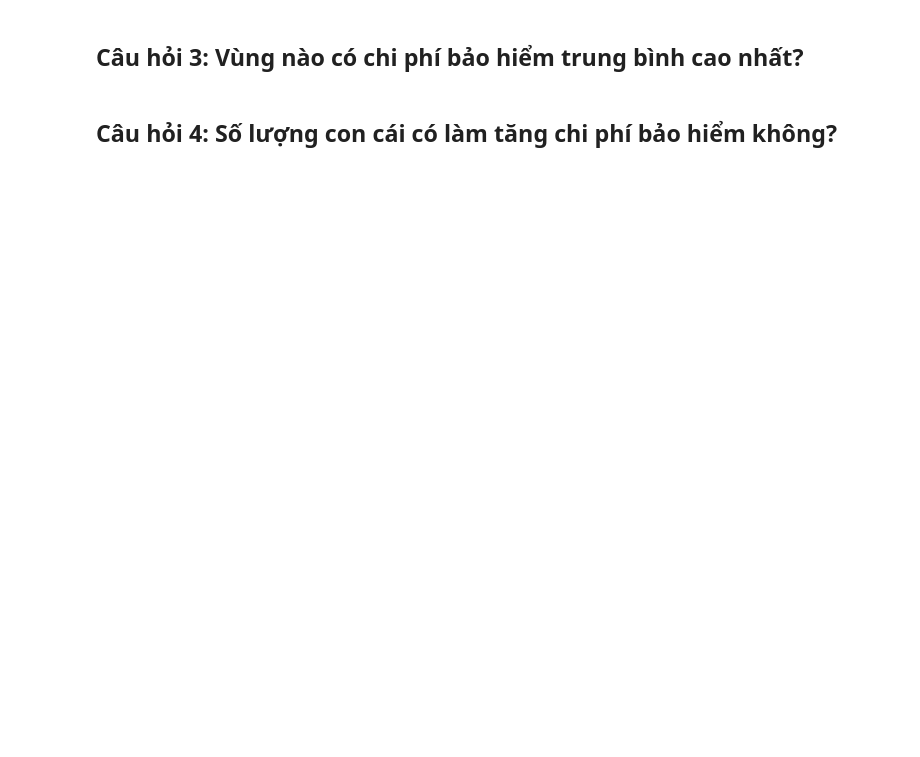
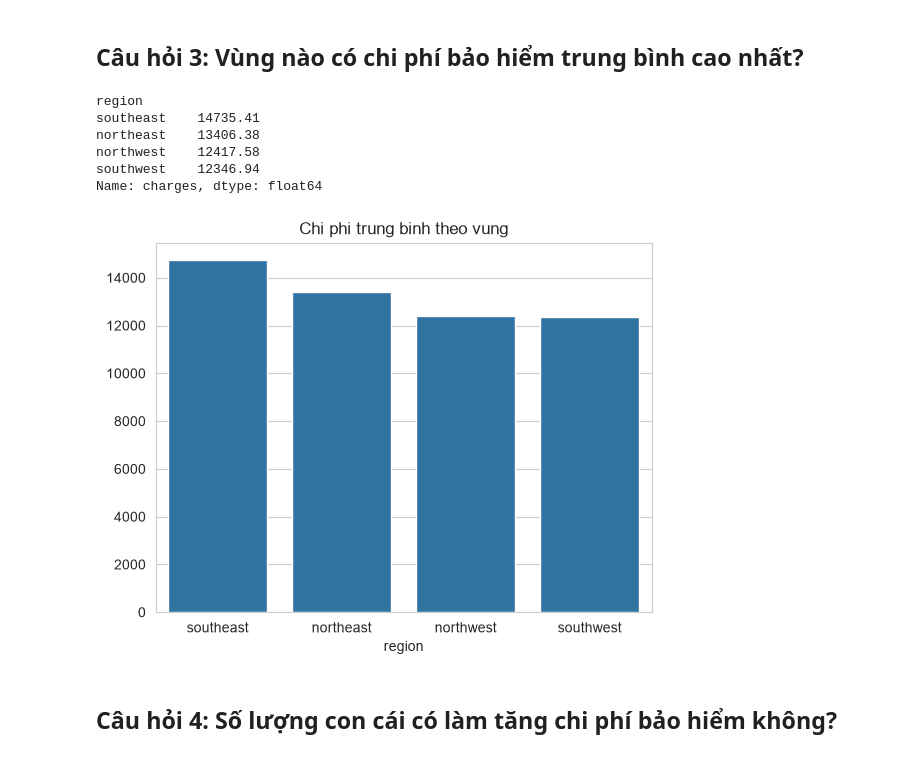
Before and after one commit to khang2112/DA_AI_2026, a Jupyter notebook: Personal/Personal_1/01_Insurance.ipynb, the cells around one changed output. Saved outputs shown, nothing was run; the diff lists cells and outputs as text; code cells hidden in the pictures; blank space fills up the shorter version.

```diff
--- a/Personal/Personal_1/01_Insurance.ipynb
+++ b/Personal/Personal_1/01_Insurance.ipynb
@@ -191,10 +241,19 @@ plt.show()
 # %%
 # TODO
 region_charges = df.groupby('region')['charges'].mean().sort_values(ascending=False)
-print(region_charges)
+print(region_charges.round(2))
+
 sns.barplot(x=region_charges.index, y=region_charges.values)
-plt.title('Average Charges by Region')
+plt.title('Chi phi trung binh theo vung')
 plt.show()
+# %% [output]
+region
+southeast    14735.41
+northeast    13406.38
+northwest    12417.58
+southwest    12346.94
+Name: charges, dtype: float64
+[figure, added]
 # %% [markdown]
 ## Câu hỏi 4: Số lượng con cái có làm tăng chi phí bảo hiểm không?
 # %%
```
Also changed, not shown: parts of 10 cells of this notebook, 1 other file.
